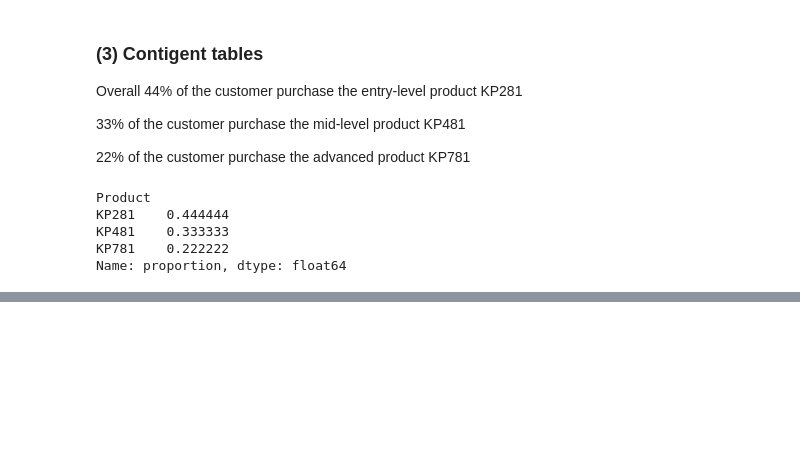
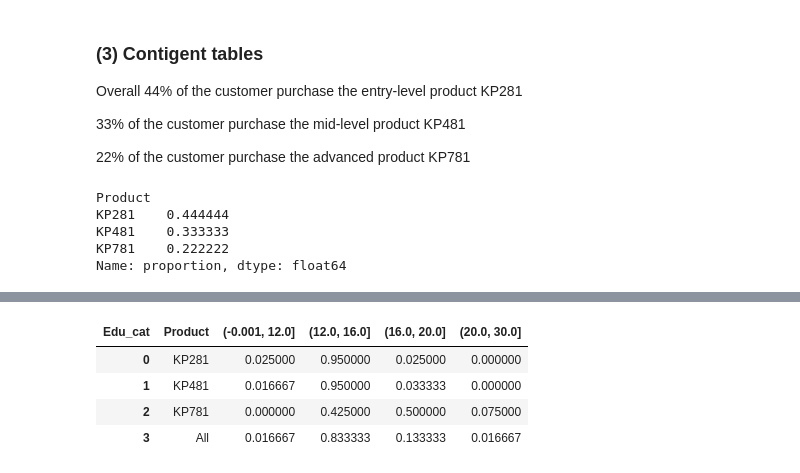
Before and after one commit to J-ZW-Wang/ss_data_project, a Jupyter notebook: Aerofit_Treadmill_Buyer_Profile/Treadmill Buyer Profile.ipynb, the cells around one changed output, grey strips where cells are left out. Cells and saved outputs as stored; diff of their text form; code cells hidden in the pictures; blank space fills up the shorter version.

```diff
--- a/Aerofit_Treadmill_Buyer_Profile/Treadmill Buyer Profile.ipynb
+++ b/Aerofit_Treadmill_Buyer_Profile/Treadmill Buyer Profile.ipynb
@@ -149,0 +148,5 @@ prob_by_varx("MaritalStatus")
+# %%
+buyerprofile["Usage_cat"] = pd.cut(
+    buyerprofile.Usage, [2, 3, 5, 7], right=True, include_lowest=True
+)
+prob_by_varx("Usage_cat")
@@ -149,0 +173,5 @@ prob_by_varx("MaritalStatus")
+# %%
+buyerprofile["Income_cat"] = pd.cut(
+    buyerprofile.Income, [20000, 40000, 60000, 120000], right=True, include_lowest=True
+)
+prob_by_varx("Income_cat")
@@ -149,0 +188,5 @@ prob_by_varx("MaritalStatus")
+# %%
+buyerprofile["Miles_cat"] = pd.cut(
+    buyerprofile.Miles, [0, 100, 200, 500], right=True, include_lowest=True
+)
+prob_by_varx("Miles_cat")
@@ -149,0 +203,11 @@ prob_by_varx("MaritalStatus")
+# %%
+buyerprofile["Edu_cat"] = pd.cut(
+    buyerprofile.Education, [0, 12, 16, 20, 30], right=True, include_lowest=True
+)
+prob_by_varx("Edu_cat")
+# %% [output]
+| Edu_cat | Product | (-0.001, 12.0] | (12.0, 16.0] | (16.0, 20.0] | (20.0, 30.0] |
+| 0 | KP281 | 0.025000 | 0.950000 | 0.025000 | 0.000000 |
+| 1 | KP481 | 0.016667 | 0.950000 | 0.033333 | 0.000000 |
+| 2 | KP781 | 0.000000 | 0.425000 | 0.500000 | 0.075000 |
+| 3 | All | 0.016667 | 0.833333 | 0.133333 | 0.016667 |
```
Also changed, not shown: parts of 15 cells of this notebook.
